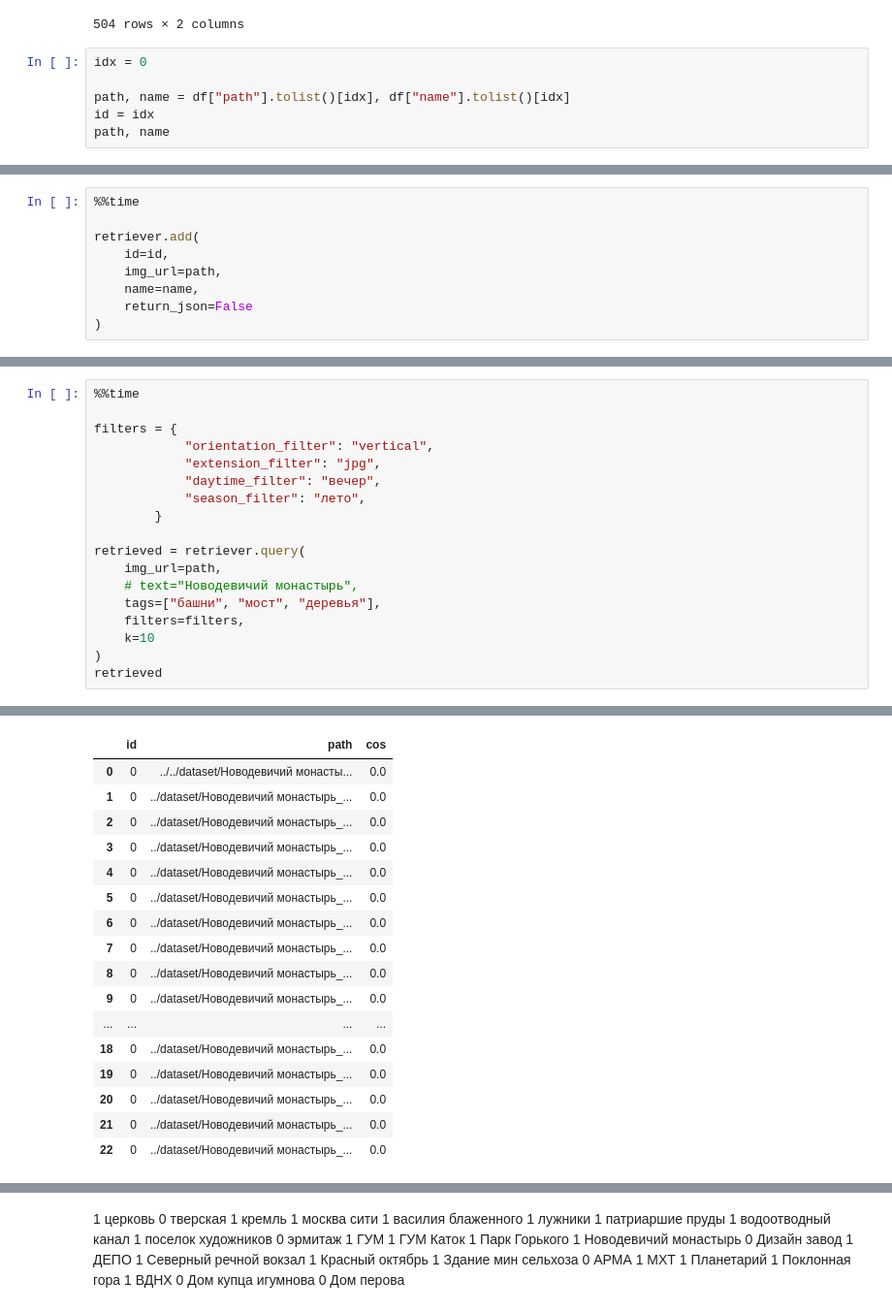
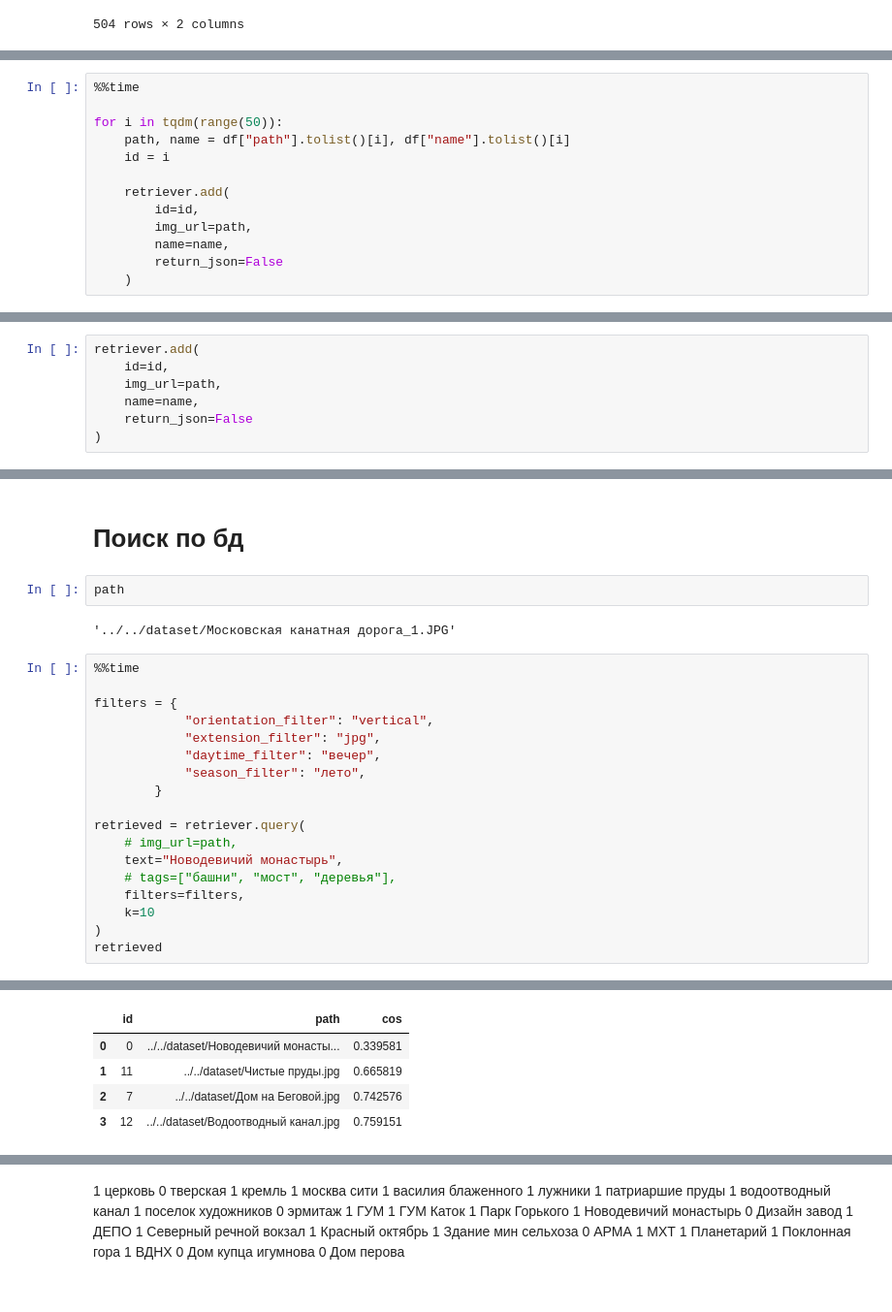
Before and after one commit to leffff/travel-hack, a Jupyter notebook: ml/retriever_service/ruclip_retriever_v2.ipynb, the cells around one changed output, grey strips where cells are left out. Shown: that part at 97% size. Saved outputs shown, nothing was run; the diff lists cells and outputs as text.

Commit message:
Retriever API DONE!!!!

```diff
--- a/ml/retriever_service/ruclip_retriever_v2.ipynb
+++ b/ml/retriever_service/ruclip_retriever_v2.ipynb
@@ -520,9 +601,3 @@ df
 | 502 | ../../dataset/Успенский собор_1.jpg | Успенский собор |
 | 503 | ../../dataset/Площадь Революции_с... | Площадь Революции |
 504 rows × 2 columns
-# %%
-idx = 0
-
-path, name = df["path"].tolist()[idx], df["name"].tolist()[idx]
-id = idx
-path, name
@@ -531,9 +604,13 @@ path, name
 # %%
 %%time
 
-retriever.add(
-    id=id,
-    img_url=path,
-    name=name,
-    return_json=False
-)
+for i in tqdm(range(50)):
+    path, name = df["path"].tolist()[i], df["name"].tolist()[i]
+    id = i
+
+    retriever.add(
+        id=id,
+        img_url=path,
+        name=name,
+        return_json=False
+    )
@@ -542,0 +617,7 @@ Wall time: 2.75 s
+# %%
+retriever.add(
+    id=id,
+    img_url=path,
+    name=name,
+    return_json=False
+)
@@ -553,3 +647,9 @@ plt.imshow(raw_image)
+# %% [markdown]
+# Поиск по бд
+# %%
+path
+# %% [output]
+'../../dataset/Московская канатная дорога_1.JPG'
 # %%
 %%time
 
@@ -561,9 +661,9 @@ filters = {
         }
 
 retrieved = retriever.query(
-    img_url=path,
-    # text="Новодевичий монастырь",
-    tags=["башни", "мост", "деревья"],
+    # img_url=path,
+    text="Новодевичий монастырь",
+    # tags=["башни", "мост", "деревья"],
     filters=filters,
     k=10
 )
@@ -587,17 +674,5 @@ Wall time: 886 ms
 |  | id | path | cos |
-| 0 | 0 | ../../dataset/Новодевичий монасты... | 0.0 |
-| 1 | 0 | ../dataset/Новодевичий монастырь_... | 0.0 |
-| 2 | 0 | ../dataset/Новодевичий монастырь_... | 0.0 |
-| 3 | 0 | ../dataset/Новодевичий монастырь_... | 0.0 |
-| 4 | 0 | ../dataset/Новодевичий монастырь_... | 0.0 |
-| 5 | 0 | ../dataset/Новодевичий монастырь_... | 0.0 |
-| 6 | 0 | ../dataset/Новодевичий монастырь_... | 0.0 |
-| 7 | 0 | ../dataset/Новодевичий монастырь_... | 0.0 |
-| 8 | 0 | ../dataset/Новодевичий монастырь_... | 0.0 |
-| 9 | 0 | ../dataset/Новодевичий монастырь_... | 0.0 |
-| ... | ... | ... | ... |
-| 18 | 0 | ../dataset/Новодевичий монастырь_... | 0.0 |
-| 19 | 0 | ../dataset/Новодевичий монастырь_... | 0.0 |
-| 20 | 0 | ../dataset/Новодевичий монастырь_... | 0.0 |
-| 21 | 0 | ../dataset/Новодевичий монастырь_... | 0.0 |
-| 22 | 0 | ../dataset/Новодевичий монастырь_... | 0.0 |
+| 0 | 0 | ../../dataset/Новодевичий монасты... | 0.339581 |
+| 1 | 11 | ../../dataset/Чистые пруды.jpg | 0.665819 |
+| 2 | 7 | ../../dataset/Дом на Беговой.jpg | 0.742576 |
+| 3 | 12 | ../../dataset/Водоотводный канал.jpg | 0.759151 |
```
Also changed, not shown: parts of 30 cells of this notebook, 12 other files.
